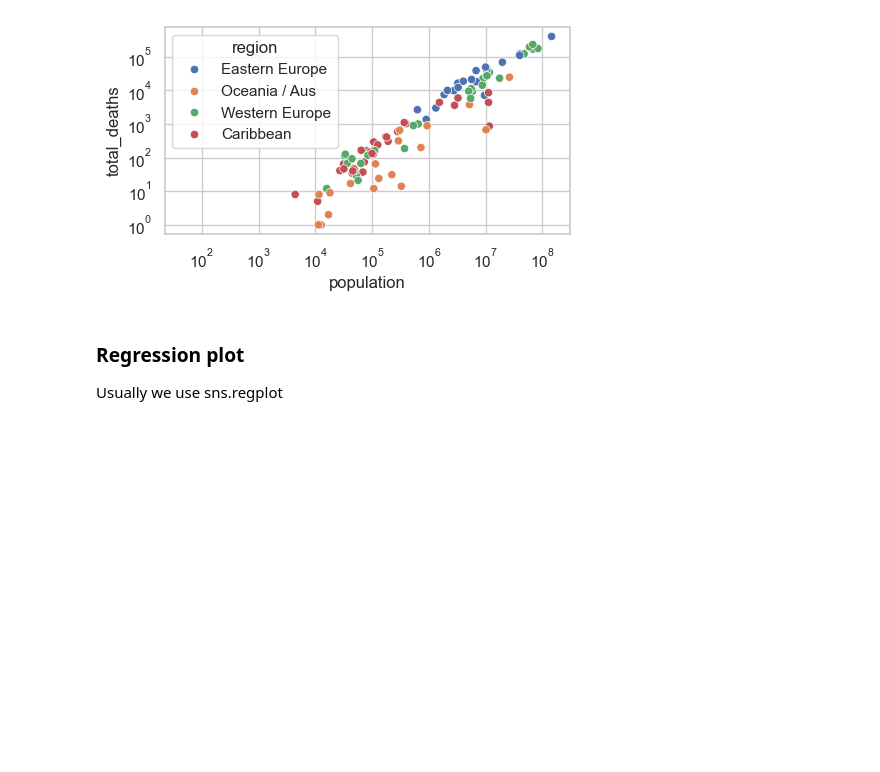
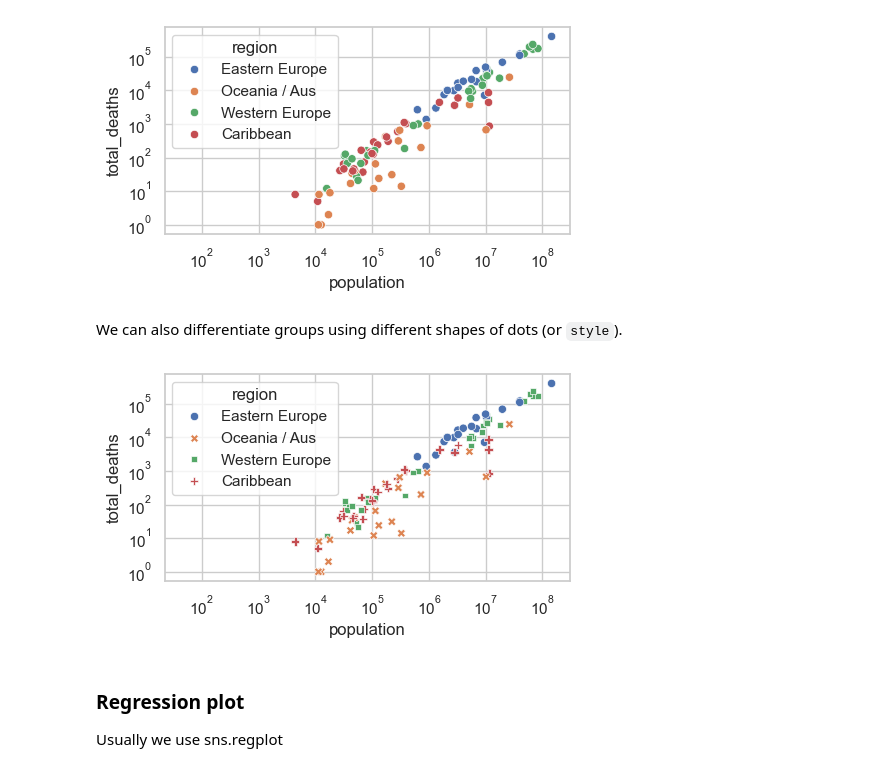
Before and after one commit to jieshu-wang-SBU/EST389_371_2026_spring, a Jupyter notebook: lectures/07-Data_visualization/07-04_Visualize_two_or_more_numerical_variables.ipynb, the cells around one changed output. Drawn from its saved outputs; the diff is of its cells as text; code cells hidden in the pictures; blank space fills up the shorter version.

```diff
--- a/lectures/07-Data_visualization/07-04_Visualize_two_or_more_numerical_variables.ipynb
+++ b/lectures/07-Data_visualization/07-04_Visualize_two_or_more_numerical_variables.ipynb
@@ -41,6 +41,22 @@ plt.xscale('log')
 plt.yscale('log')
 # %% [output]
 [figure]
+# %% [markdown]
+We can also differentiate groups using different shapes of dots (or `style`).
+# %%
+fig, ax=plt.subplots(nrows=1, ncols=1, figsize=(5,3), tight_layout=True)
+sns.set_theme(style="whitegrid")
+
+sns.scatterplot(data=covid_totals[covid_totals['region'].isin(['Western Europe', 'Caribbean', 'Oceania / Aus', 'Eastern Europe'])],
+                x='population', y='total_deaths',
+                hue='region',
+                style='region', # specify which variable to distinguish using maerker style
+                ax=ax)
+
+plt.xscale('log')
+plt.yscale('log')
+# %% [output]
+[figure, added]
 # %% [markdown]
 ### Regression plot
 Usually we use sns.regplot
```
Also changed, not shown: parts of 7 cells of this notebook.
